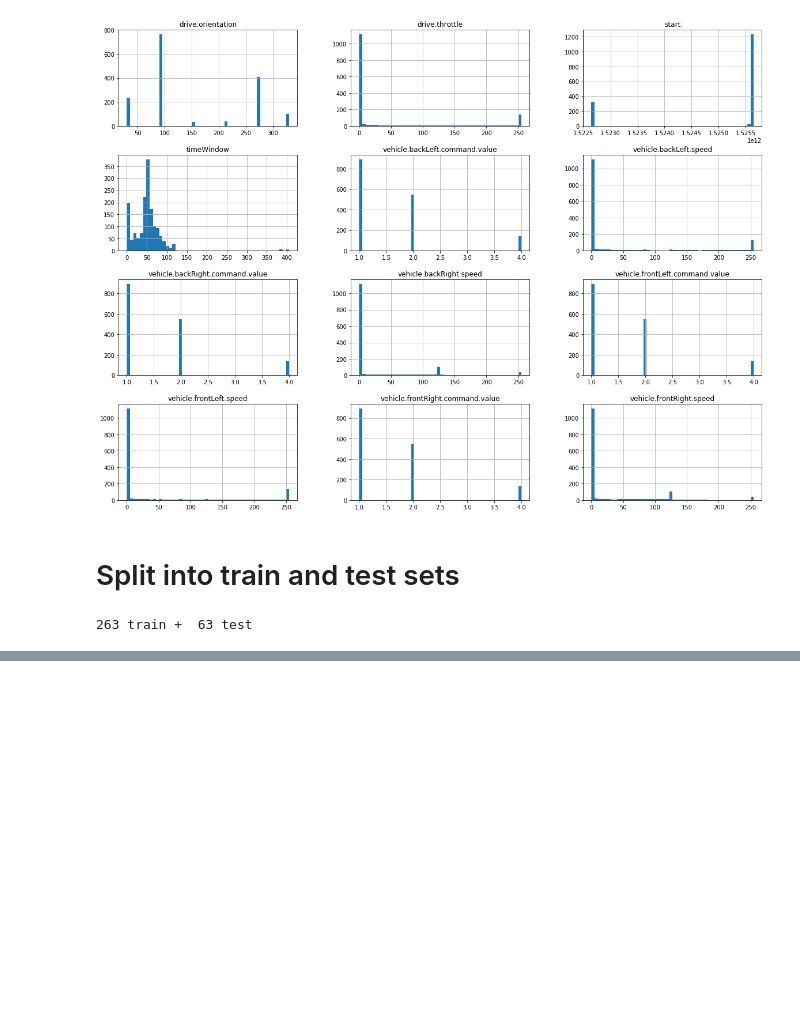
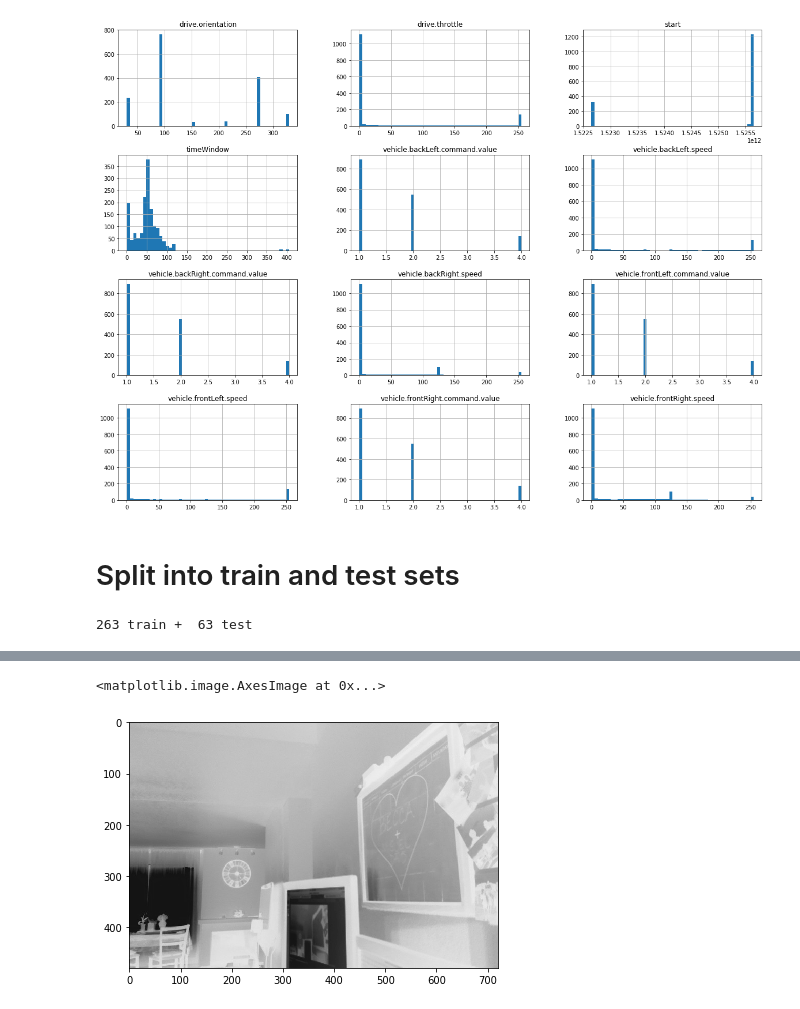
Before and after one commit to misalcedo/pibot, a Jupyter notebook: Learn/src/rapbot.ipynb, the cells around one changed output, grey strips where cells are left out. Saved outputs shown, nothing was run; the diff lists cells and outputs as text; code cells hidden in the pictures; blank space fills up the shorter version.

```diff
--- a/Learn/src/rapbot.ipynb
+++ b/Learn/src/rapbot.ipynb
@@ -101,0 +157,5 @@ print(len(train_set), "train + ", len(test_set), "test")
+# %%
+imshow(util.invert(image))
+# %% [output]
+<matplotlib.image.AxesImage at 0x...>
+[figure, added]
```
Also changed, not shown: parts of 13 cells of this notebook.
